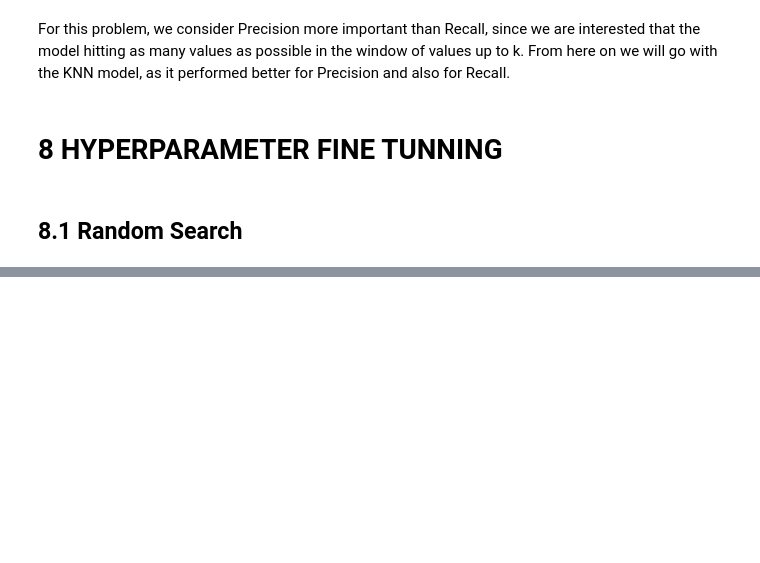
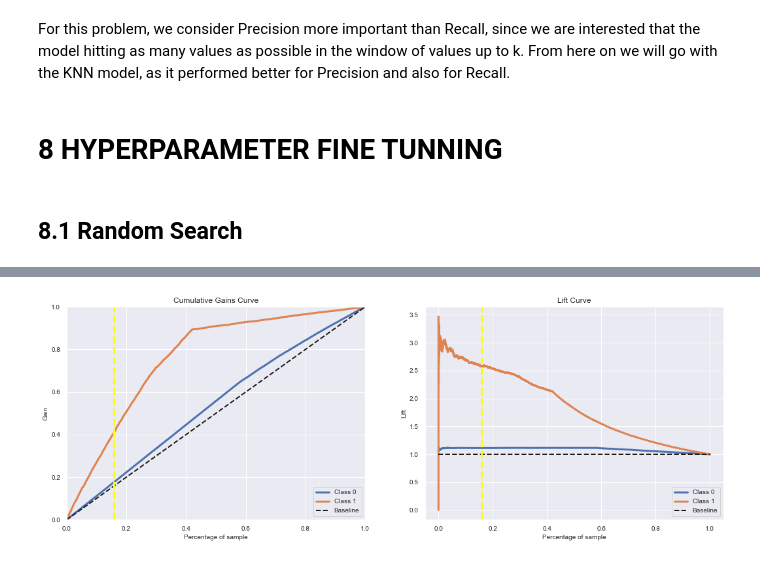
Before and after one commit to anaclaudialemos/learning_to_rank_for_cross_sell, a Jupyter notebook: notebooks/learning_to_rank_for_cross_sell_cycle01.ipynb, the cells around one changed output, grey strips where cells are left out. Drawn from its saved outputs; the diff is of its cells as text; code cells hidden in the pictures; blank space fills up the shorter version.

```diff
--- a/notebooks/learning_to_rank_for_cross_sell_cycle01.ipynb
+++ b/notebooks/learning_to_rank_for_cross_sell_cycle01.ipynb
@@ -1165,0 +1296,9 @@ For this problem, we consider Precision more important than Recall, since we are
+# %%
+# 20,000 of 127,000 data represents 15.75% of the data
+perc = 20000 / 127000
+
+fig, axs = plt.subplots(ncols=2, figsize=(18, 6))
+skplt.metrics.plot_cumulative_gain(y_valid, yhat_valid, ax=axs[0]).axvline(perc, 0, 1, color='yellow', ls='--', lw=3)
+skplt.metrics.plot_lift_curve(y_valid, yhat_valid, ax=axs[1]).axvline(perc, 0, 1, color='yellow', ls='--', lw=3);
+# %% [output]
+[figure, added]
```
Also changed, not shown: parts of 29 cells of this notebook, 6 other files.
